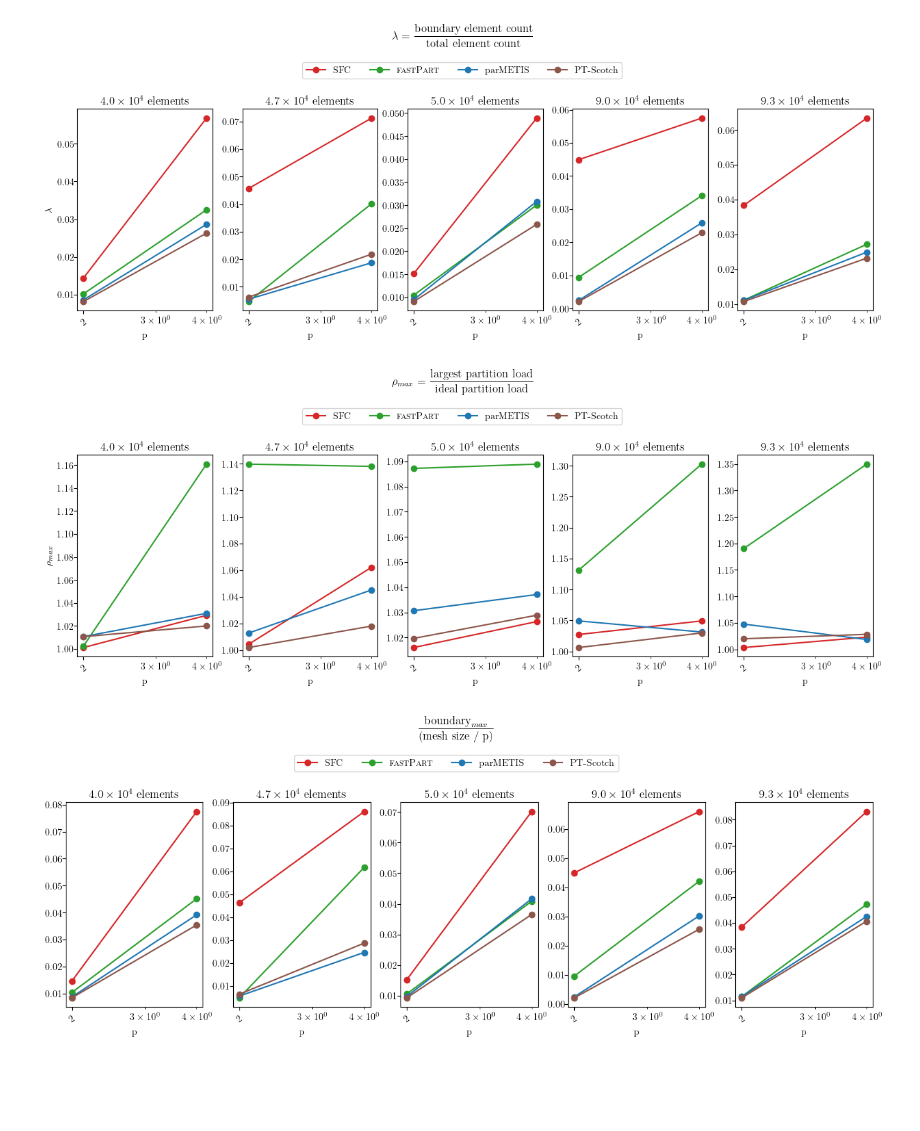
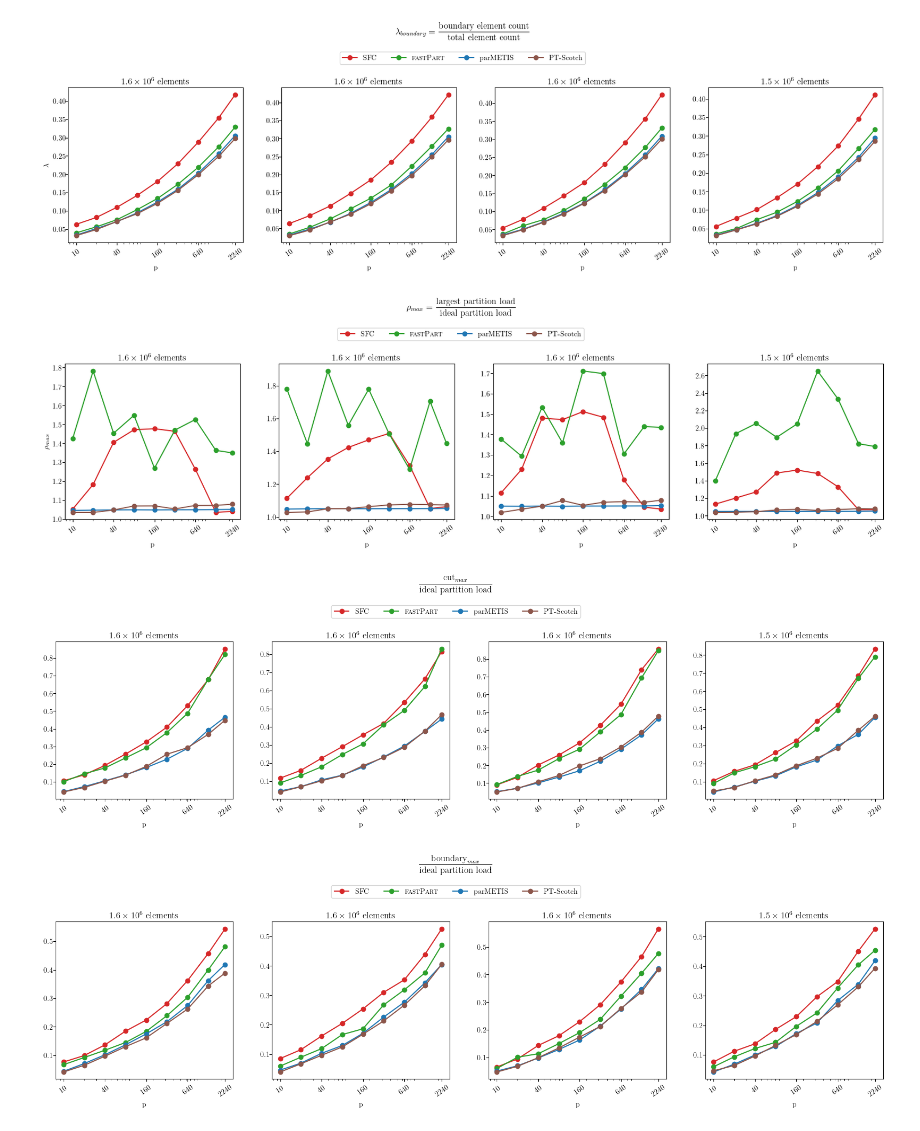
Before and after one commit to paralab/partition, a Jupyter notebook: mpi-cpp/metrics_plot.ipynb, the cells around one changed output. Cells and saved outputs as stored; diff of their text form; code cells hidden in the pictures; blank space fills up the shorter version.

Commit message:
Update redistribution time, update plots

```diff
--- a/mpi-cpp/metrics_plot.ipynb
+++ b/mpi-cpp/metrics_plot.ipynb
@@ -28,3 +23,11 @@ element_type = "hex"
+# %%
+
+# input_file_name = "results/diffusion_10_largest_tet_5-async-rnds-collective_12guess_1-1max__2025-03-21__12-59-41.json"
+# input_file_name = "results/diffusion_10_largest_tet_weighted-vtex-edg__2025-03-24__16-05-49.json"
+input_file_name = "results/diffusion_10_largest_tet_weighted-vtex-edg-0-8epsilon__2025-03-24__18-07-00.json"
+# input_file_name = "results/diffusion_octrees_20rnds__2025-03-24__22-44-12.json"
+
+element_type = "hex"
 # %%
 df = pd.read_json(input_file_name, orient='records',lines=True)
 df = df[df['run_idx'] == 0]
@@ -32,6 +35,8 @@ df = df[df['mesh_idx'] <  9]
 
 mesh_indices = df['mesh_idx'].drop_duplicates().to_list()
 
+mesh_indices = mesh_indices[:4]
+
 mesh_count = len(mesh_indices)
 # %%
 def format_scientific_notation_with_superscript(value):
@@ -50,7 +55,7 @@ def create_line_plots(column_names, title, y_axis_label, file_to_save, ymin, yma
 
 
 
-    fig, axs = plt.subplots(1, mesh_count, figsize=figure_size)
+    fig, axs = plt.subplots(1, mesh_count, figsize=(5*mesh_count, 5))
     if not isinstance(axs, np.ndarray):
         axs = [axs]
     fig.subplots_adjust(wspace=0.22)
@@ -106,29 +117,39 @@ def create_line_plots(column_names, title, y_axis_label, file_to_save, ymin, yma
 # %%
 col_names = ['SFC_morton_boundary_ratio','BFS_boundary_ratio','parMETIS_boundary_ratio','ptscotch_boundary_ratio']
 
-create_line_plots(col_names, r'\[\lambda = \frac{\textrm{boundary element count}}{\textrm{total element count}}\]', r'\[\lambda\]', None, None, None)
+create_line_plots(col_names, r'\[\lambda_{boundary} = \frac{\textrm{boundary element count}}{\textrm{total element count}}\]', r'\[\lambda\]', None, None, None)
 # %% [output]
-[figure, old version]
+[figure, new version]
 # %%
 col_names = ['SFC_morton_rho_max', 'BFS_rho_max','parMETIS_rho_max','ptscotch_rho_max']
 
 create_line_plots(col_names, r'\[\rho_{max}=\frac{\textrm{largest partition load}}{\textrm{ideal partition load}}\]', r'\[\rho_{max}\]', None, None, None)
 # %% [output]
-[figure, old version]
+[figure, new version]
 # %%
 # col_names = ['BFS_rho_min','parMETIS_rho_min','ptscotch_rho_min']
 
 # create_line_plots(col_names, r'\[\rho_{min}=\frac{\textrm{smallest partition load}}{\textrm{ideal partition load}}\]', r'\[\rho_{min}\]', None)
+# %%
+temp_cols = ['SFC_morton_partition_cuts', 'BFS_partition_cuts','parMETIS_partition_cuts','ptscotch_partition_cuts']
+max_cols = [col+'_max' for col in temp_cols]
+
+for col_i in range(len(temp_cols)):
+    df[max_cols[col_i]] = df[temp_cols[col_i]].apply(lambda x: max(x)) / (df['total_weight_sum']/df['np'])
+
+create_line_plots(max_cols, r'\[\frac{\textrm{cut}_{max}}{\textrm{ideal partition load}}\]', '', None, None, None)
+# %% [output]
+[figure, added]
 # %%
 temp_cols = ['SFC_morton_partition_boundaries', 'BFS_partition_boundaries','parMETIS_partition_boundaries','ptscotch_partition_boundaries']
 max_cols = [col+'_max' for col in temp_cols]
 
 for col_i in range(len(temp_cols)):
-    df[max_cols[col_i]] = df[temp_cols[col_i]].apply(lambda x: max(x)) / (df['n']/df['np'])
+    df[max_cols[col_i]] = df[temp_cols[col_i]].apply(lambda x: max(x)) / (df['total_weight_sum']/df['np'])
 
-create_line_plots(max_cols, r'\[\frac{\textrm{boundary}_{max}}{\textrm{(mesh size / p)}}\]', '', None, None, None)
+create_line_plots(max_cols, r'\[\frac{\textrm{boundary}_{max}}{\textrm{ideal partition load}}\]', '', None, None, None)
 # %% [output]
-[figure, old version]
+[figure, new version]
 # %%
 def create_violin_plots(column_names, title, y_axis_label):
     assert(len(column_names) == len(method_names))
```
Also changed, not shown: parts of 7 cells of this notebook, 2 other files.
